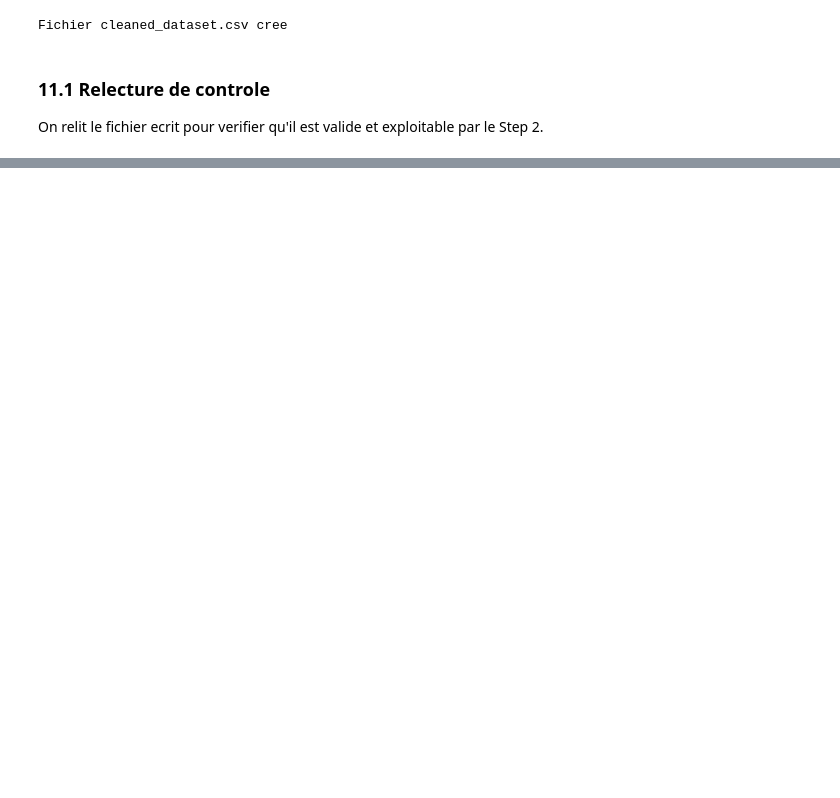
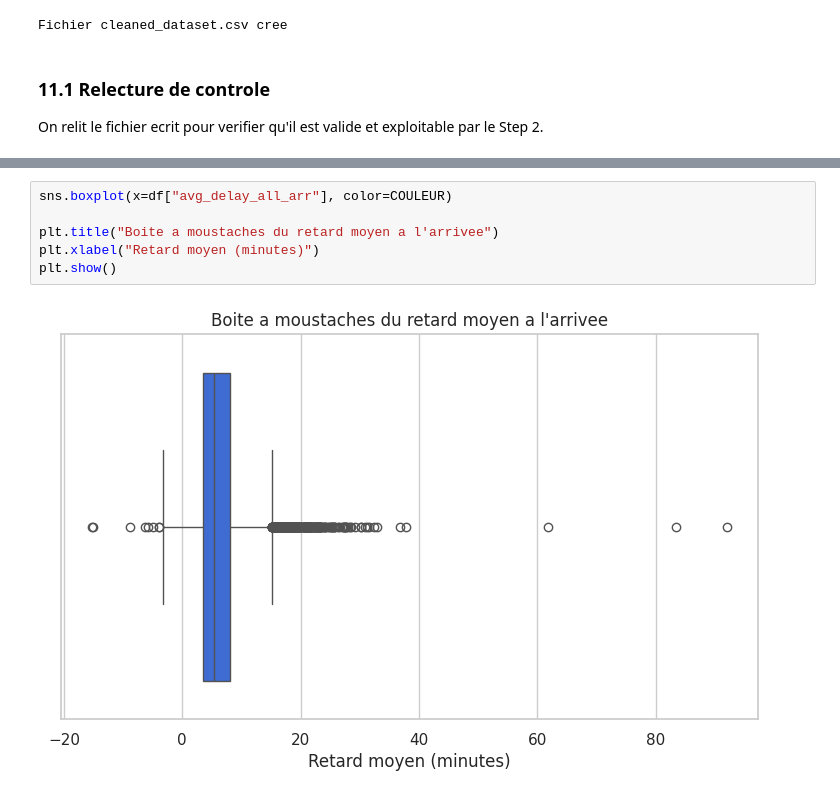
Before and after one commit to Hic-69/tardis_data, a Jupyter notebook: notebooks/tardis_eda.ipynb, the cells around one changed output, grey strips where cells are left out. Cells and saved outputs as stored; diff of their text form; blank space fills up the shorter version.

```diff
--- a/notebooks/tardis_eda.ipynb
+++ b/notebooks/tardis_eda.ipynb
@@ -610,0 +821,8 @@ Taille du fichier relu : (11278, 36)
+# %%
+sns.boxplot(x=df["avg_delay_all_arr"], color=COULEUR)
+
+plt.title("Boite a moustaches du retard moyen a l'arrivee")
+plt.xlabel("Retard moyen (minutes)")
+plt.show()
+# %% [output]
+[figure, added]
```
Also changed, not shown: parts of 57 cells of this notebook, 2 other files.
